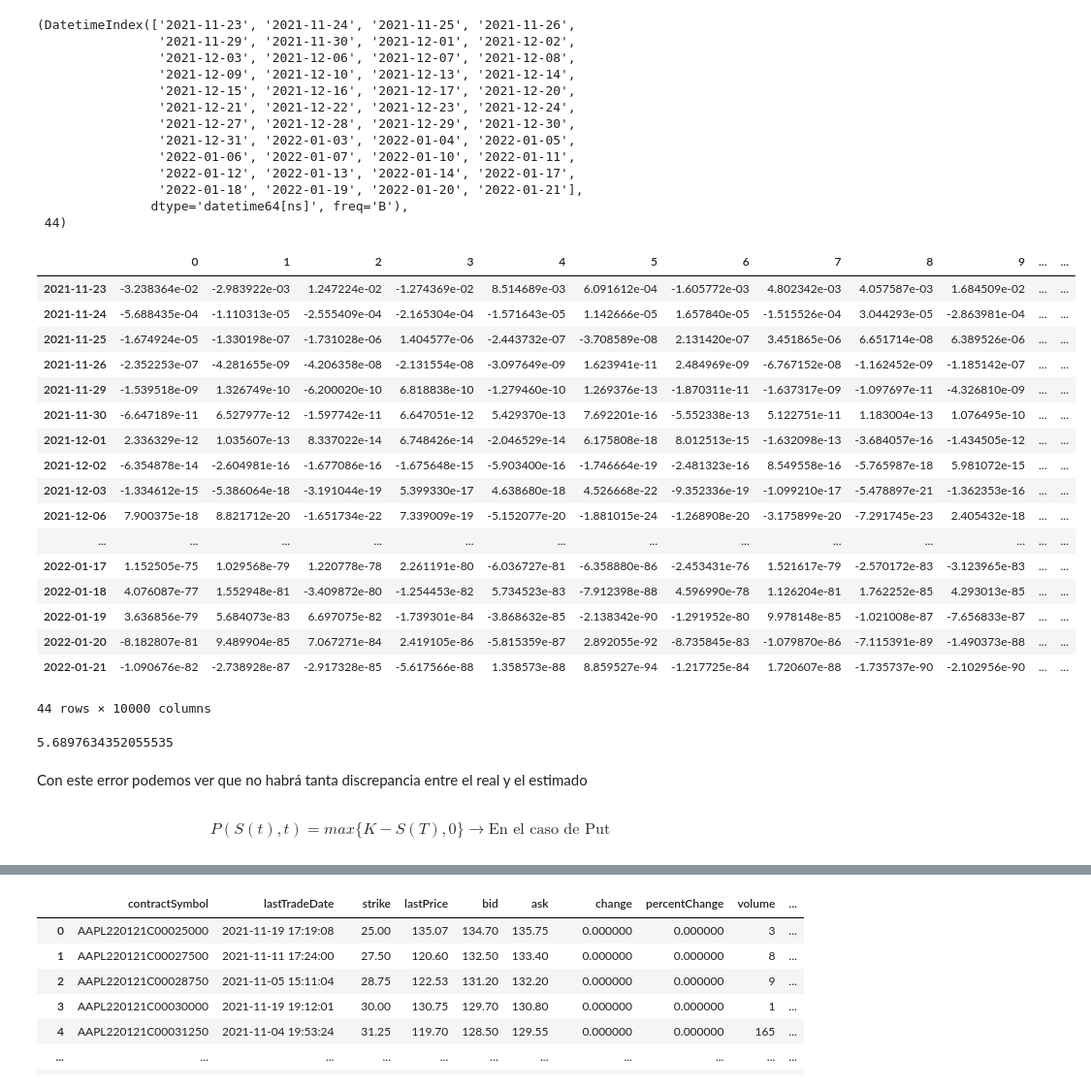
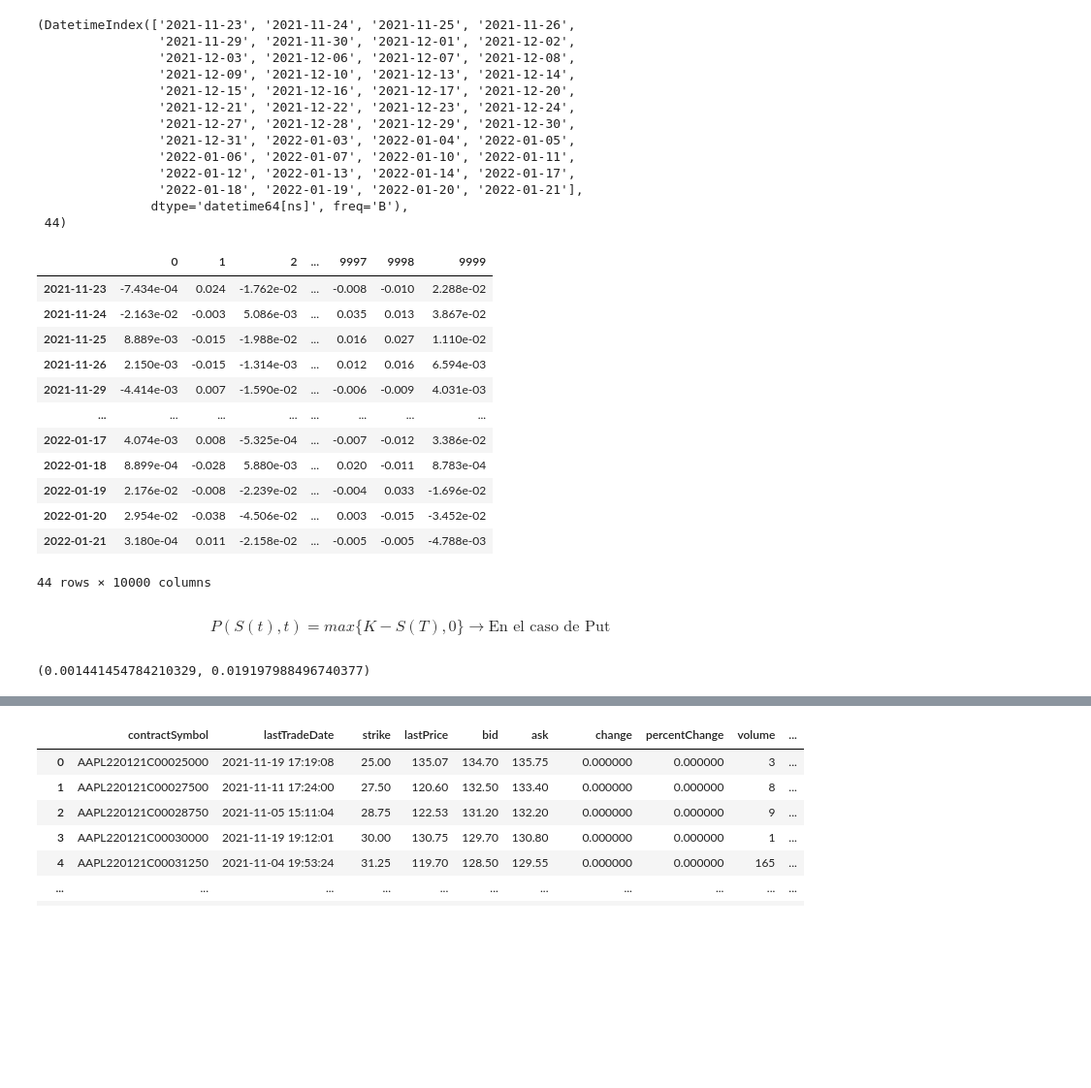
Before and after one commit to gerardogonz/Tarea8_GonzalezG_MezaE, a Jupyter notebook: Tarea8.ipynb, the cells around one changed output, grey strips where cells are left out. Shown at 97% size. Saved outputs shown, nothing was run; the diff lists cells and outputs as text; code cells hidden in the pictures; blank space fills up the shorter version.

```diff
--- a/Tarea8.ipynb
+++ b/Tarea8.ipynb
@@ -103,25 +110,20 @@ dates, ndays
 # %%
 dt = 1; # Rendimiento diario
 Z = np.random.randn(ndays,nscen)  # Z ~ N(0,1)
-# Simulación normal de los rendimientos
-Ri_dt = pd.DataFrame(mu_R*dt+Z*sigma_R*np.sqrt(dt),index=dates)
-Ri_dt.cumprod()
+# Simulación de los rendimientos
+sim_rend = pd.DataFrame(mu_R*dt+Z*sigma_R*np.sqrt(dt),index=dates)
+sim_rend
 # %% [output]
-|  | 0 | 1 | 2 | 3 | 4 | 5 | 6 | 7 | 8 | 9 | ... | ... |
-| 2021-11-23 | -3.238364e-02 | -2.983922e-03 | 1.247224e-02 | -1.274369e-02 | 8.514689e-03 | 6.091612e-04 | -1.605772e-03 | 4.802342e-03 | 4.057587e-03 | 1.684509e-02 | ... | ... |
-| 2021-11-24 | -5.688435e-04 | -1.110313e-05 | -2.555409e-04 | -2.165304e-04 | -1.571643e-05 | 1.142666e-05 | 1.657840e-05 | -1.515526e-04 | 3.044293e-05 | -2.863981e-04 | ... | ... |
-| 2021-11-25 | -1.674924e-05 | -1.330198e-07 | -1.731028e-06 | 1.404577e-06 | -2.443732e-07 | -3.708589e-08 | 2.131420e-07 | 3.451865e-06 | 6.651714e-08 | 6.389526e-06 | ... | ... |
-| 2021-11-26 | -2.352253e-07 | -4.281655e-09 | -4.206358e-08 | -2.131554e-08 | -3.097649e-09 | 1.623941e-11 | 2.484969e-09 | -6.767152e-08 | -1.162452e-09 | -1.185142e-07 | ... | ... |
-| 2021-11-29 | -1.539518e-09 | 1.326749e-10 | -6.200020e-10 | 6.818838e-10 | -1.279460e-10 | 1.269376e-13 | -1.870311e-11 | -1.637317e-09 | -1.097697e-11 | -4.326810e-09 | ... | ... |
-| 2021-11-30 | -6.647189e-11 | 6.527977e-12 | -1.597742e-11 | 6.647051e-12 | 5.429370e-13 | 7.692201e-16 | -5.552338e-13 | 5.122751e-11 | 1.183004e-13 | 1.076495e-10 | ... | ... |
-| 2021-12-01 | 2.336329e-12 | 1.035607e-13 | 8.337022e-14 | 6.748426e-14 | -2.046529e-14 | 6.175808e-18 | 8.012513e-15 | -1.632098e-13 | -3.684057e-16 | -1.434505e-12 | ... | ... |
-| 2021-12-02 | -6.354878e-14 | -2.604981e-16 | -1.677086e-16 | -1.675648e-15 | -5.903400e-16 | -1.746664e-19 | -2.481323e-16 | 8.549558e-16 | -5.765987e-18 | 5.981072e-15 | ... | ... |
-| 2021-12-03 | -1.334612e-15 | -5.386064e-18 | -3.191044e-19 | 5.399330e-17 | 4.638680e-18 | 4.526668e-22 | -9.352336e-19 | -1.099210e-17 | -5.478897e-21 | -1.362353e-16 | ... | ... |
-| 2021-12-06 | 7.900375e-18 | 8.821712e-20 | -1.651734e-22 | 7.339009e-19 | -5.152077e-20 | -1.881015e-24 | -1.268908e-20 | -3.175899e-20 | -7.291745e-23 | 2.405432e-18 | ... | ... |
-| ... | ... | ... | ... | ... | ... | ... | ... | ... | ... | ... | ... | ... |
-| 2022-01-17 | 1.152505e-75 | 1.029568e-79 | 1.220778e-78 | 2.261191e-80 | -6.036727e-81 | -6.358880e-86 | -2.453431e-76 | 1.521617e-79 | -2.570172e-83 | -3.123965e-83 | ... | ... |
-| 2022-01-18 | 4.076087e-77 | 1.552948e-81 | -3.409872e-80 | -1.254453e-82 | 5.734523e-83 | -7.912398e-88 | 4.596990e-78 | 1.126204e-81 | 1.762252e-85 | 4.293013e-85 | ... | ... |
-| 2022-01-19 | 3.636856e-79 | 5.684073e-83 | 6.697075e-82 | -1.739301e-84 | -3.868632e-85 | -2.138342e-90 | -1.291952e-80 | 9.978148e-85 | -1.021008e-87 | -7.656833e-87 | ... | ... |
-| 2022-01-20 | -8.182807e-81 | 9.489904e-85 | 7.067271e-84 | 2.419105e-86 | -5.815359e-87 | 2.892055e-92 | -8.735845e-83 | -1.079870e-86 | -7.115391e-89 | -1.490373e-88 | ... | ... |
-| 2022-01-21 | -1.090676e-82 | -2.738928e-87 | -2.917328e-85 | -5.617566e-88 | 1.358573e-88 | 8.859527e-94 | -1.217725e-84 | 1.720607e-88 | -1.735737e-90 | -2.102956e-90 | ... | ... |
+|  | 0 | 1 | 2 | ... | 9997 | 9998 | 9999 |
+| 2021-11-23 | -7.434e-04 | 0.024 | -1.762e-02 | ... | -0.008 | -0.010 | 2.288e-02 |
+| 2021-11-24 | -2.163e-02 | -0.003 | 5.086e-03 | ... | 0.035 | 0.013 | 3.867e-02 |
+| 2021-11-25 | 8.889e-03 | -0.015 | -1.988e-02 | ... | 0.016 | 0.027 | 1.110e-02 |
+| 2021-11-26 | 2.150e-03 | -0.015 | -1.314e-03 | ... | 0.012 | 0.016 | 6.594e-03 |
+| 2021-11-29 | -4.414e-03 | 0.007 | -1.590e-02 | ... | -0.006 | -0.009 | 4.031e-03 |
+| ... | ... | ... | ... | ... | ... | ... | ... |
+| 2022-01-17 | 4.074e-03 | 0.008 | -5.325e-04 | ... | -0.007 | -0.012 | 3.386e-02 |
+| 2022-01-18 | 8.899e-04 | -0.028 | 5.880e-03 | ... | 0.020 | -0.011 | 8.783e-04 |
+| 2022-01-19 | 2.176e-02 | -0.008 | -2.239e-02 | ... | -0.004 | 0.033 | -1.696e-02 |
+| 2022-01-20 | 2.954e-02 | -0.038 | -4.506e-02 | ... | 0.003 | -0.015 | -3.452e-02 |
+| 2022-01-21 | 3.180e-04 | 0.011 | -2.158e-02 | ... | -0.005 | -0.005 | -4.788e-03 |
 44 rows × 10000 columns
@@ -131,28 +129,0 @@ S_T = S_0*(1+Ri_dt).cumprod()
-# %%
-#Rendimiento Logarítmico:
-
-ri = calc_daily_ret(closes)
-# Usando la media y desviación estándar de los rendimientos logarítmicos
-mu_r = ri.mean()
-sigma_r = ri.std()
-
-# # Usando la equivalencia teórica
-# mu_r2 = mu_R - (sigma_R**2)/2
-
-sim_ret_ri = pd.DataFrame(mu_r*dt+Z*sigma_r*np.sqrt(dt), index=dates)
-
-# Simulación del precio
-S_0 = closes.iloc[-1]
-S_T2 = S_0*np.exp(sim_ret_ri.cumsum())
-
-# Se muestran los precios simulados con los precios descargados
-# pd.concat([closes_aapl,S_T2]).plot(figsize=(8,6));
-# plt.title('Simulación de precios usando rendimiento logarítmico');
-
-# from sklearn.metrics import mean_absolute_error
-error = np.abs(S_T-S_T2).mean().mean()
-error
-# %% [output]
-5.6897634352055535
-# %% [markdown]
-Con este error podemos ver que no habrá tanta discrepancia entre el real y el estimado
@@ -161,6 +140,9 @@ $$ P(S(t),t)=max\{K-S(T),0\} \rightarrow \text{En el caso de Put}$$
 # %%
 mu = ret_aapl.mean()
 sigma = ret_aapl.std()
+mu,sigma
+# %% [output]
+(0.001441454784210329, 0.019197988496740377)
 # %%
 r = 0.0018/360 # Tasa diaria
 strike=100 #strikeprice
```
Also changed, not shown: parts of 15 cells of this notebook.
